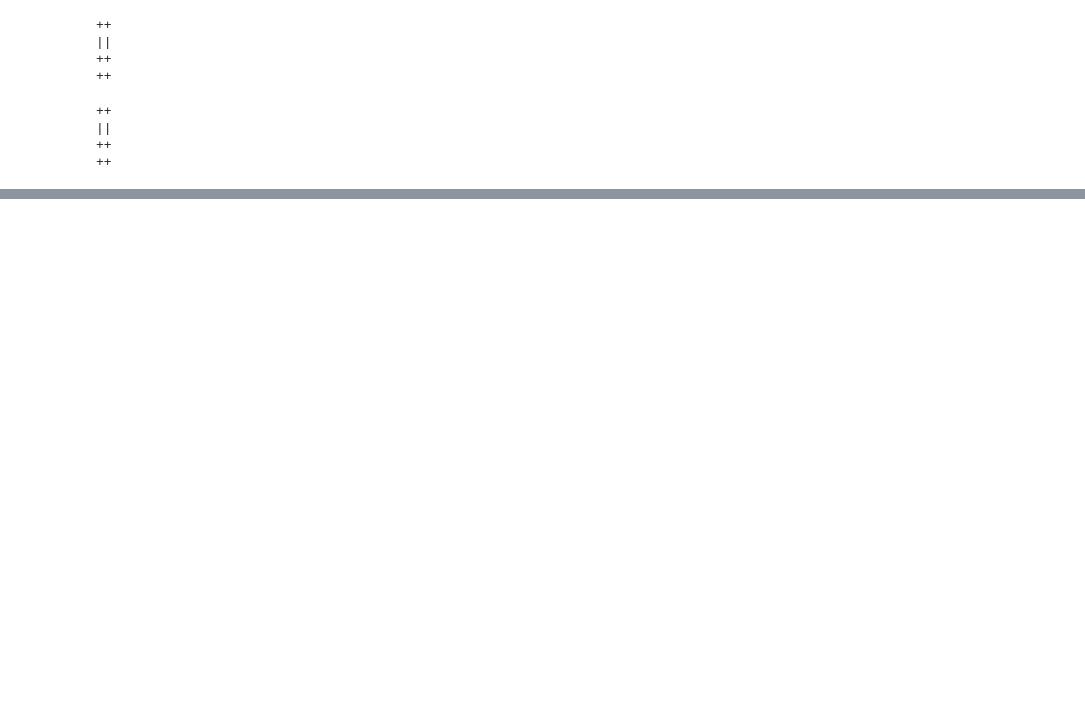
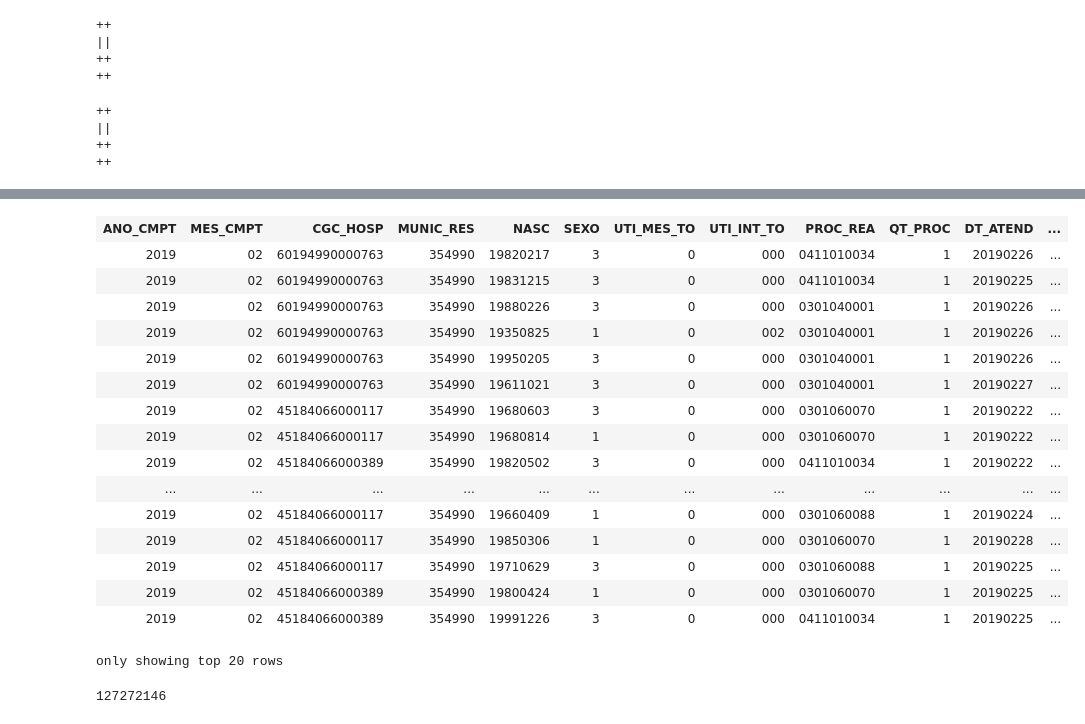
Before and after one commit to luizhenriquemm/spark-lab, a Jupyter notebook: data/jupyter/tcc/tables_schema.ipynb, the cells around one changed output, grey strips where cells are left out. Drawn from its saved outputs; the diff is of its cells as text; code cells hidden in the pictures; blank space fills up the shorter version.

```diff
--- a/data/jupyter/tcc/tables_schema.ipynb
+++ b/data/jupyter/tcc/tables_schema.ipynb
@@ -230,0 +220,26 @@ only showing top 20 rows
+# %%
+df = spark.read.parquet("s3a://datalake/source/ciha/")
+# %%
+df
+# %% [output]
+| ANO_CMPT | MES_CMPT | CGC_HOSP | MUNIC_RES | NASC | SEXO | UTI_MES_TO | UTI_INT_TO | PROC_REA | QT_PROC | DT_ATEND | ... |
+| 2019 | 02 | 60194990000763 | 354990 | 19820217 | 3 | 0 | 000 | 0411010034 | 1 | 20190226 | ... |
+| 2019 | 02 | 60194990000763 | 354990 | 19831215 | 3 | 0 | 000 | 0411010034 | 1 | 20190225 | ... |
+| 2019 | 02 | 60194990000763 | 354990 | 19880226 | 3 | 0 | 000 | 0301040001 | 1 | 20190226 | ... |
+| 2019 | 02 | 60194990000763 | 354990 | 19350825 | 1 | 0 | 002 | 0301040001 | 1 | 20190226 | ... |
+| 2019 | 02 | 60194990000763 | 354990 | 19950205 | 3 | 0 | 000 | 0301040001 | 1 | 20190226 | ... |
+| 2019 | 02 | 60194990000763 | 354990 | 19611021 | 3 | 0 | 000 | 0301040001 | 1 | 20190227 | ... |
+| 2019 | 02 | 45184066000117 | 354990 | 19680603 | 3 | 0 | 000 | 0301060070 | 1 | 20190222 | ... |
+| 2019 | 02 | 45184066000117 | 354990 | 19680814 | 1 | 0 | 000 | 0301060070 | 1 | 20190222 | ... |
+| 2019 | 02 | 45184066000389 | 354990 | 19820502 | 3 | 0 | 000 | 0411010034 | 1 | 20190222 | ... |
+| ... | ... | ... | ... | ... | ... | ... | ... | ... | ... | ... | ... |
+| 2019 | 02 | 45184066000117 | 354990 | 19660409 | 1 | 0 | 000 | 0301060088 | 1 | 20190224 | ... |
+| 2019 | 02 | 45184066000117 | 354990 | 19850306 | 1 | 0 | 000 | 0301060070 | 1 | 20190228 | ... |
+| 2019 | 02 | 45184066000117 | 354990 | 19710629 | 3 | 0 | 000 | 0301060088 | 1 | 20190225 | ... |
+| 2019 | 02 | 45184066000389 | 354990 | 19800424 | 1 | 0 | 000 | 0301060070 | 1 | 20190225 | ... |
+| 2019 | 02 | 45184066000389 | 354990 | 19991226 | 3 | 0 | 000 | 0411010034 | 1 | 20190225 | ... |
+only showing top 20 rows
+# %%
+df.count()
+# %% [output]
+127272146
```
Also changed, not shown: parts of 6 cells of this notebook, 9 other files.
